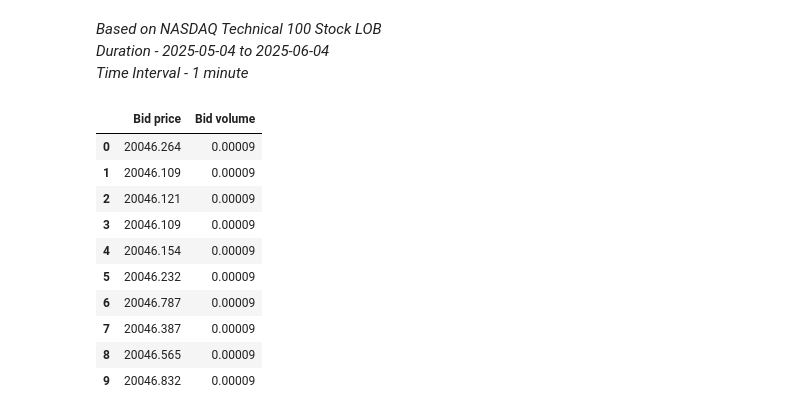
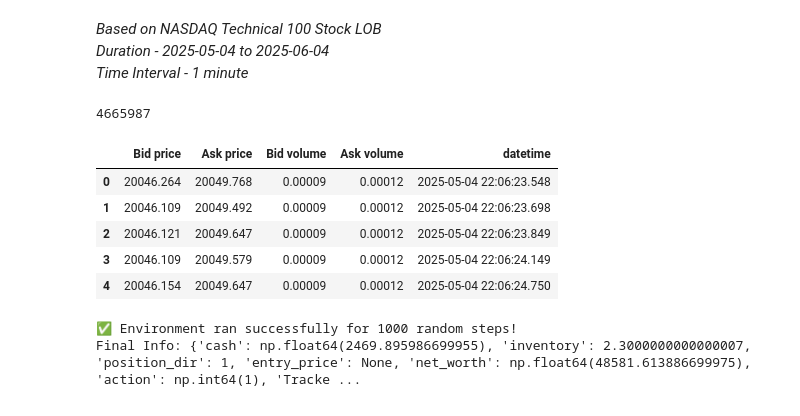
Before and after one commit to Karan-00-11/HFT-RL, a Jupyter notebook: src/train.ipynb, the cells around one changed output. Saved outputs shown, nothing was run; the diff lists cells and outputs as text; code cells hidden in the pictures.

```diff
--- a/src/train.ipynb
+++ b/src/train.ipynb
@@ -41,18 +42,43 @@ df_with_datetime = df.with_columns(
 
 df = df_with_datetime.drop("Timestamp")
 df = df.to_pandas()
-train_df = df[len(df)*0.90:]
+test_df = df[int(len(df)*0.90):]
+train_df = df[:int(len(df)*0.90)]
+print(len(train_df))
+# %% [output]
+4665987
-# %%
-df[['Bid price', 'Bid volume']].head(10)
-# %% [output]
-|  | Bid price | Bid volume |
-| 0 | 20046.264 | 0.00009 |
-| 1 | 20046.109 | 0.00009 |
-| 2 | 20046.121 | 0.00009 |
-| 3 | 20046.109 | 0.00009 |
-| 4 | 20046.154 | 0.00009 |
-| 5 | 20046.232 | 0.00009 |
-| 6 | 20046.787 | 0.00009 |
-| 7 | 20046.387 | 0.00009 |
-| 8 | 20046.565 | 0.00009 |
-| 9 | 20046.832 | 0.00009 |
+# %%
+train_df.head(5)
+# %% [output]
+|  | Bid price | Ask price | Bid volume | Ask volume | datetime |
+| 0 | 20046.264 | 20049.768 | 0.00009 | 0.00012 | 2025-05-04 22:06:23.548 |
+| 1 | 20046.109 | 20049.492 | 0.00009 | 0.00012 | 2025-05-04 22:06:23.698 |
+| 2 | 20046.121 | 20049.647 | 0.00009 | 0.00012 | 2025-05-04 22:06:23.849 |
+| 3 | 20046.109 | 20049.579 | 0.00009 | 0.00012 | 2025-05-04 22:06:24.149 |
+| 4 | 20046.154 | 20049.647 | 0.00009 | 0.00012 | 2025-05-04 22:06:24.750 |
+# %%
+env = TradingEnv(df=train_df,
+                 initial_cash = 50000,
+                 transaction_rate = 0.001,
+                 episode_length = 1000)
+
+obs, info = env.reset()
+
+done = False
+step_count = 0
+while not done:
+    # Select a random action from the action space
+    random_action = env.action_space.sample()
+
+    obs, reward, terminated, truncated, info = env.step(random_action)
+    done = terminated or truncated
+    step_count += 1
+
+    # Optional: Render the state to see what's happening
+    # env.render()
+
+print(f"✅ Environment ran successfully for {step_count} random steps!")
+print(f"Final Info: {info}")
+# %% [output]
+✅ Environment ran successfully for 1000 random steps!
+Final Info: {'cash': np.float64(2469.895986699955), 'inventory': 2.3000000000000007, 'position_dir': 1, 'entry_price': None, 'net_worth': np.float64(48581.613886699975), 'action': np.int64(1), 'Tracke ...
```
Also changed, not shown: parts of 12 cells of this notebook.
